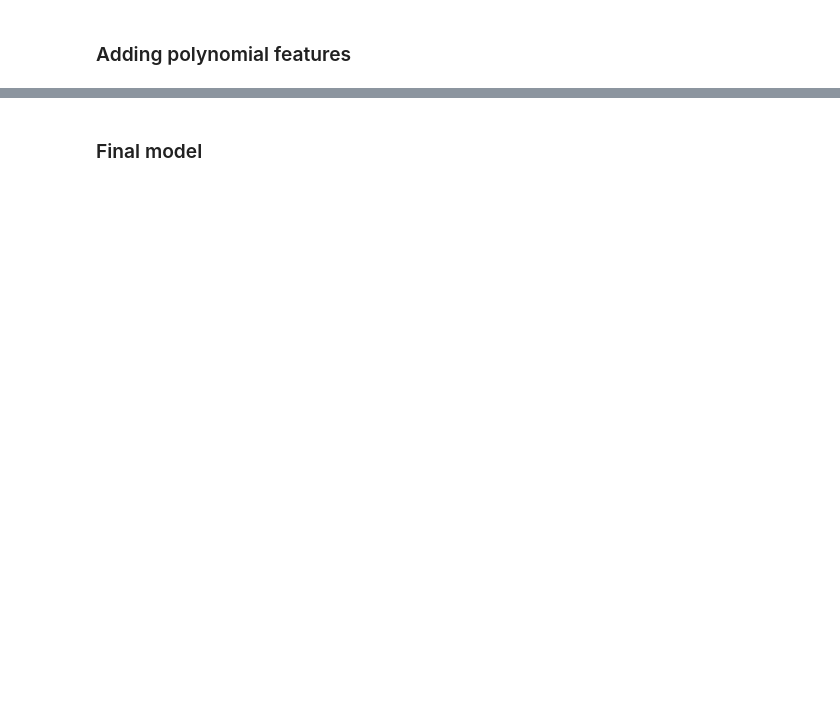
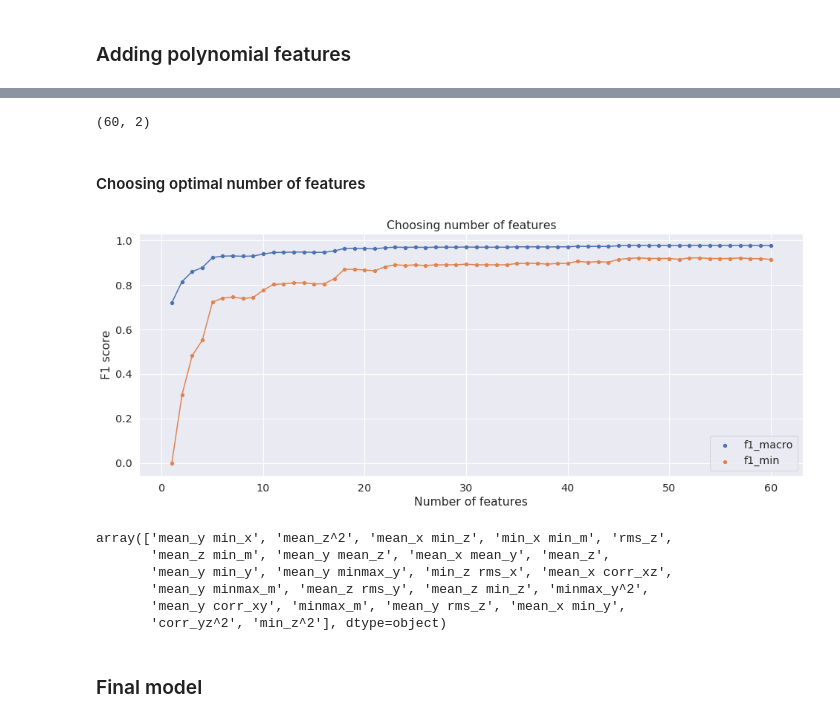
Before and after one commit to kilianovski/study, a Jupyter notebook: small_projects/activity_classification_accelerometer/activity_classification.ipynb, the cells around one changed output, grey strips where cells are left out. Drawn from its saved outputs; the diff is of its cells as text; code cells hidden in the pictures; blank space fills up the shorter version.

```diff
--- a/small_projects/activity_classification_accelerometer/activity_classification.ipynb
+++ b/small_projects/activity_classification_accelerometer/activity_classification.ipynb
@@ -269,0 +489,8 @@ print_cv_metrics(cv_metrics, 'Baseline random forest')
+# %%
+importance_coefs = np.abs(lasso_cls.coef_).max(axis=0)
+feature_importance = list(zip(poly_transform.get_feature_names(all_features), importance_coefs))
+
+important_features = [(name, coef) for name, coef in feature_importance]
+importance_df = pd.DataFrame(important_features, columns = ['feature_name', 'importance']
+                            ).sort_values(by='importance', ascending=False
+                            ).reset_index(drop=True)
@@ -269,0 +506,6 @@ print_cv_metrics(cv_metrics, 'Baseline random forest')
+# %%
+importance_df[importance_df['importance'] > 1e-2].shape
+# %% [output]
+(60, 2)
+# %% [markdown]
+#### Choosing optimal number of features
@@ -270,2 +536,49 @@ print_cv_metrics(cv_metrics, 'Baseline random forest')
+# %%
+n_features = np.arange(1, 61)
+
+scores = {
+    'selected_features': [],
+    'f1_macro': [],
+    'f1_macro_std': [],
+    'f1_min': [],
+    'f1_min_std': [],
+}
+
+for n in tqdm(n_features):
+    selected_features = importance_df['feature_name'].head(n).values
+    cv_metrics = l2_objective_n_features(selected_features)
+    df = pd.DataFrame(cv_metrics)
+    print_df = pd.concat([df.mean()[numerical_metrics], df.std()[numerical_metrics]], axis=1)
+    print_df.columns = ['mean', 'std']
+    f1_macro = print_df.loc['f1_macro']
+    scores['selected_features'].append(selected_features)
+    scores['f1_macro'].append(print_df.loc['f1_macro']['mean'])
+    scores['f1_macro_std'].append(print_df.loc['f1_macro']['std'])
+
+    scores['f1_min'].append(print_df.loc['f1_min']['mean'])
+    scores['f1_min_std'].append(print_df.loc['f1_min']['std'])
+# %%
+plt.figure(figsize=(16,6))
+sns.lineplot(x=n_features, y=scores['f1_macro'])
+sns.scatterplot(x=n_features, y=scores['f1_macro'], label='f1_macro')
+
+sns.lineplot(x=n_features, y=scores['f1_min'])
+sns.scatterplot(x=n_features, y=scores['f1_min'], label='f1_min')
+
+plt.xlabel('Number of features')
+plt.ylabel('F1 score')
+plt.title('Choosing number of features');
+# %% [output]
+[figure, added]
+# %%
+top_23_features = importance_df['feature_name'].head(23).values
+top_23_features
+# %% [output]
+array(['mean_y min_x', 'mean_z^2', 'mean_x min_z', 'min_x min_m', 'rms_z',
+       'mean_z min_m', 'mean_y mean_z', 'mean_x mean_y', 'mean_z',
+       'mean_y min_y', 'mean_y minmax_y', 'min_z rms_x', 'mean_x corr_xz',
+       'mean_y minmax_m', 'mean_z rms_y', 'mean_z min_z', 'minmax_y^2',
+       'mean_y corr_xy', 'minmax_m', 'mean_y rms_z', 'mean_x min_y',
+       'corr_yz^2', 'min_z^2'], dtype=object)
 # %% [markdown]
 ### Final model
```
Also changed, not shown: parts of 17 cells of this notebook.
